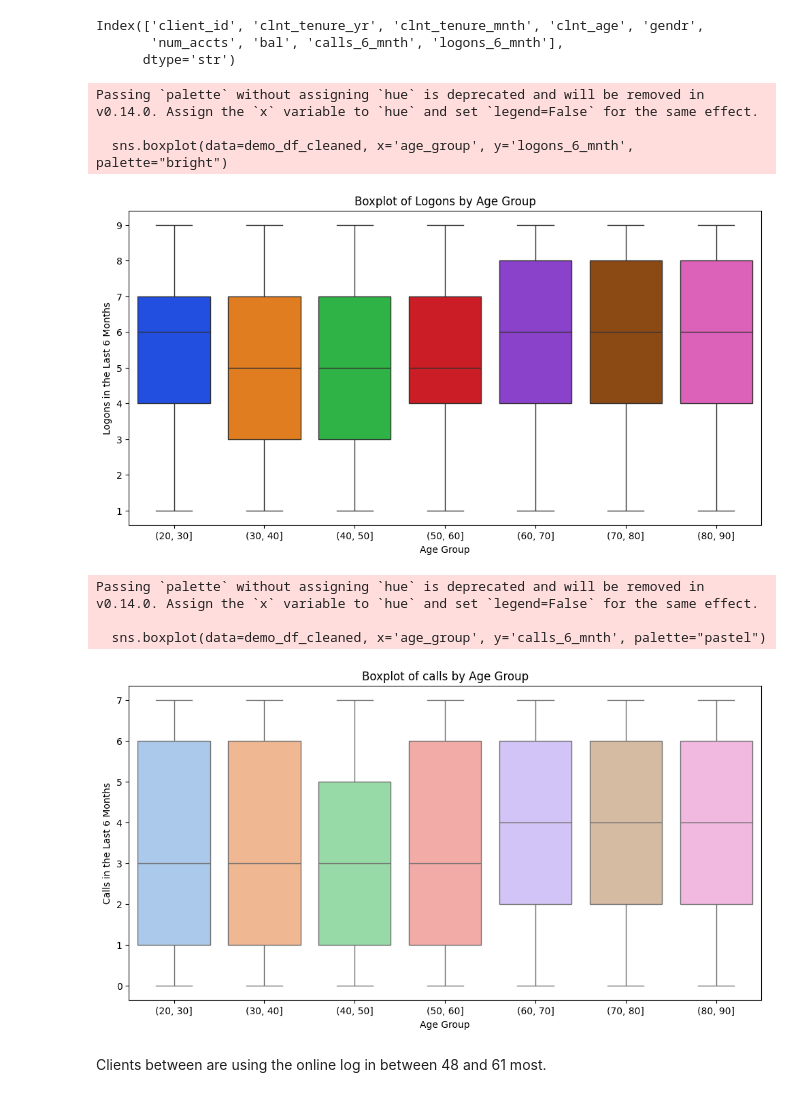
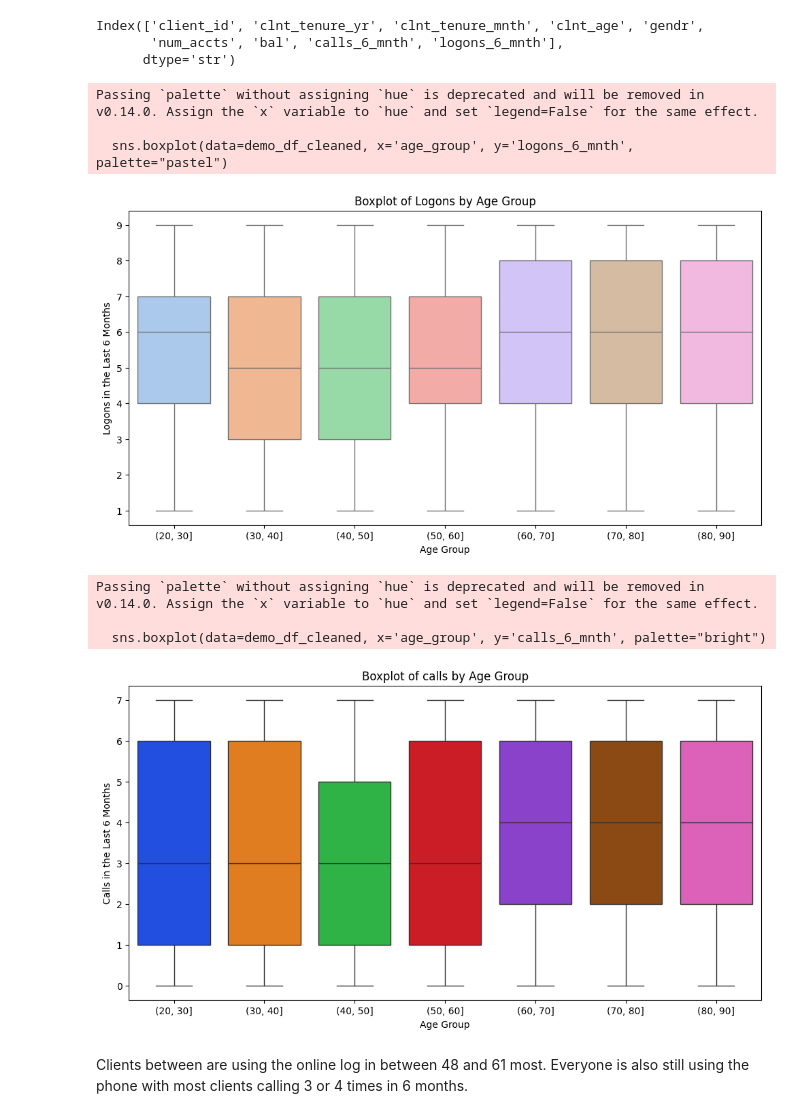
Before and after one commit to BMAS30/2nd-project, a Jupyter notebook: Notebooks/sarah.ipynb, the cells around one changed output. Saved outputs shown, nothing was run; the diff lists cells and outputs as text; code cells hidden in the pictures.

```diff
--- a/Notebooks/sarah.ipynb
+++ b/Notebooks/sarah.ipynb
@@ -222,7 +236,7 @@ demo_df_cleaned['age_group'] = pd.cut(demo_df_cleaned['clnt_age'], bins=range(20
 
 # Create the boxplot with age groups
 plt.figure(figsize=(12, 6))
-sns.boxplot(data=demo_df_cleaned, x='age_group', y='logons_6_mnth', palette="bright")
+sns.boxplot(data=demo_df_cleaned, x='age_group', y='logons_6_mnth', palette="pastel")
 
 # Add labels and title
 plt.title('Boxplot of Logons by Age Group')
@@ -234,27 +248,28 @@ plt.show()
 # %% [output]
 Passing `palette` without assigning `hue` is deprecated and will be removed in v0.14.0. Assign the `x` variable to `hue` and set `legend=False` for the same effect.
 
-  sns.boxplot(data=demo_df_cleaned, x='age_group', y='logons_6_mnth', palette="bright")
+  sns.boxplot(data=demo_df_cleaned, x='age_group', y='logons_6_mnth', palette="pastel")
-[figure, old version]
+[figure, new version]
 # %%
 #Categorize ages into bins
 demo_df_cleaned['age_group'] = pd.cut(demo_df_cleaned['clnt_age'], bins=range(20, 100, 10))
 
 # Create the boxplot with age groups
 plt.figure(figsize=(12, 6))
-sns.boxplot(data=demo_df_cleaned, x='age_group', y='calls_6_mnth', palette="pastel")
+sns.boxplot(data=demo_df_cleaned, x='age_group', y='calls_6_mnth', palette="bright")
 
 # Add labels and title
 plt.title('Boxplot of calls by Age Group')
 plt.xlabel('Age Group')
 plt.ylabel('Calls in the Last 6 Months')
 
 # Display the plot
 plt.show()
 # %% [output]
 Passing `palette` without assigning `hue` is deprecated and will be removed in v0.14.0. Assign the `x` variable to `hue` and set `legend=False` for the same effect.
 
-  sns.boxplot(data=demo_df_cleaned, x='age_group', y='calls_6_mnth', palette="pastel")
+  sns.boxplot(data=demo_df_cleaned, x='age_group', y='calls_6_mnth', palette="bright")
-[figure, old version]
+[figure, new version]
 # %% [markdown]
 Clients between  are using the online log in between 48 and 61 most.
+Everyone is also still using the phone with most clients calling 3 or 4 times in 6 months.
```
Also changed, not shown: parts of 5 cells of this notebook, 1 other file.
